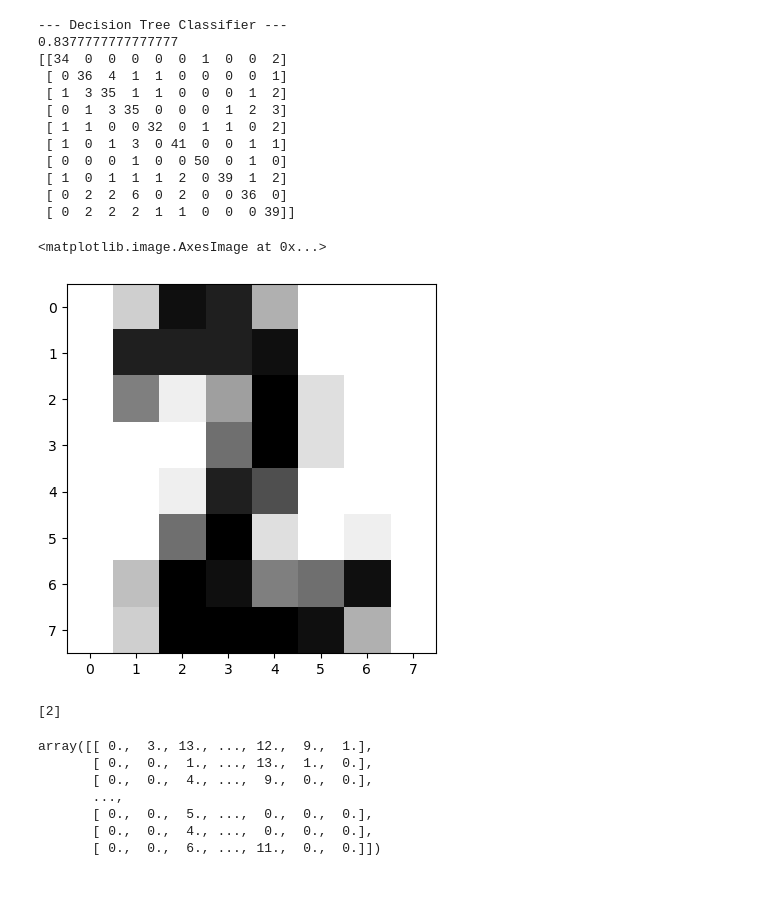
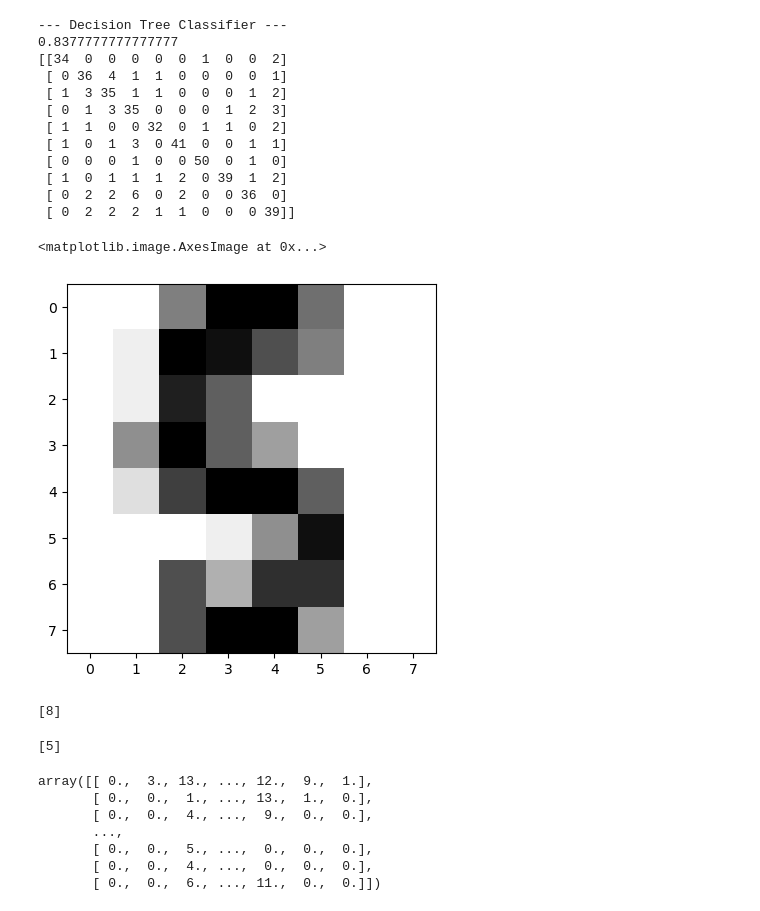
Before and after one commit to dev-doragi/AI-class, a Jupyter notebook: Exercise/240408_6주차_MNIST.ipynb, the cells around one changed output. Saved outputs shown, nothing was run; the diff lists cells and outputs as text; code cells hidden in the pictures.

```diff
--- a/Exercise/240408_6주차_MNIST.ipynb
+++ b/Exercise/240408_6주차_MNIST.ipynb
@@ -163,17 +164,22 @@ print (confusion_matrix(y_test, pred_dt))
  [ 0  2  2  2  1  1  0  0  0 39]]
 # %%
 # 10번째 이미지를 출력
-test_num = X_test[10]
+test_num = X_test[25]
 plt.imshow(test_num.reshape(8,8), cmap=plt.cm.gray_r, interpolation='nearest')
 # %% [output]
 <matplotlib.image.AxesImage at 0x...>
-[figure, old version]
+[figure, new version]
 # %%
 # 10번째 이미지를 보고 예측
 y_pred = knn.predict([test_num])
 print(y_pred)
 # %% [output]
-[2]
+[8]
+# %%
+y_pred = clf_svm.predict([test_num])
+print(y_pred)
+# %% [output]
+[5]
 # %%
 X_train
 # %% [output]
```
Also changed, not shown: parts of 6 cells of this notebook, 3 other files.
